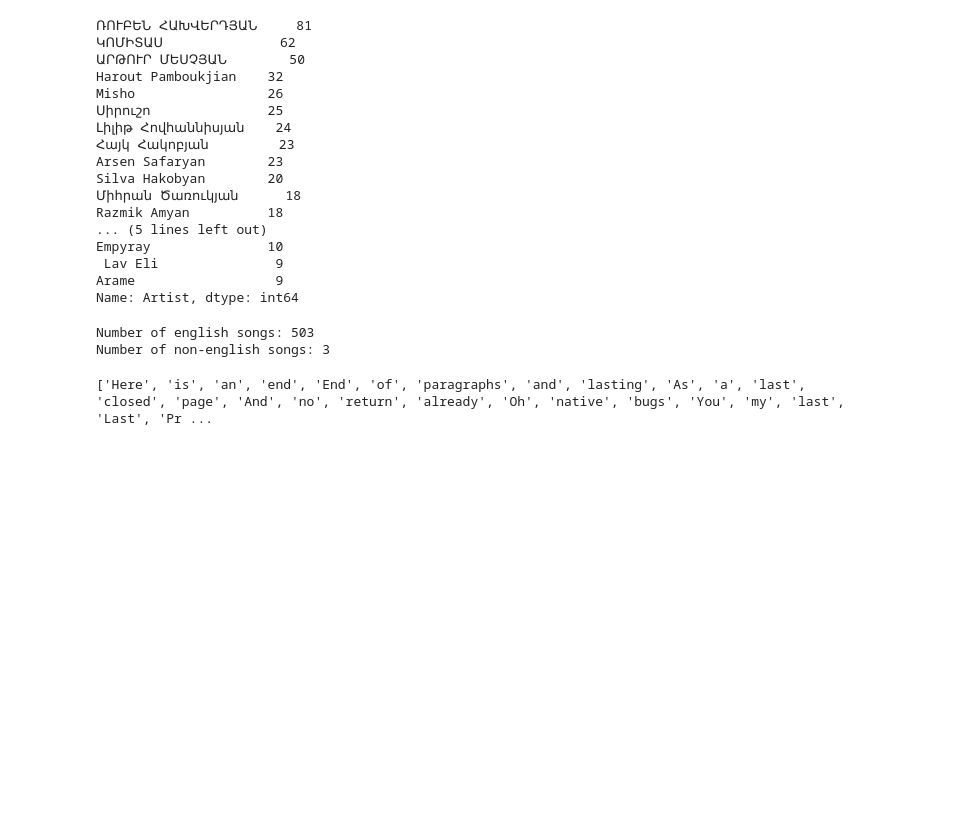
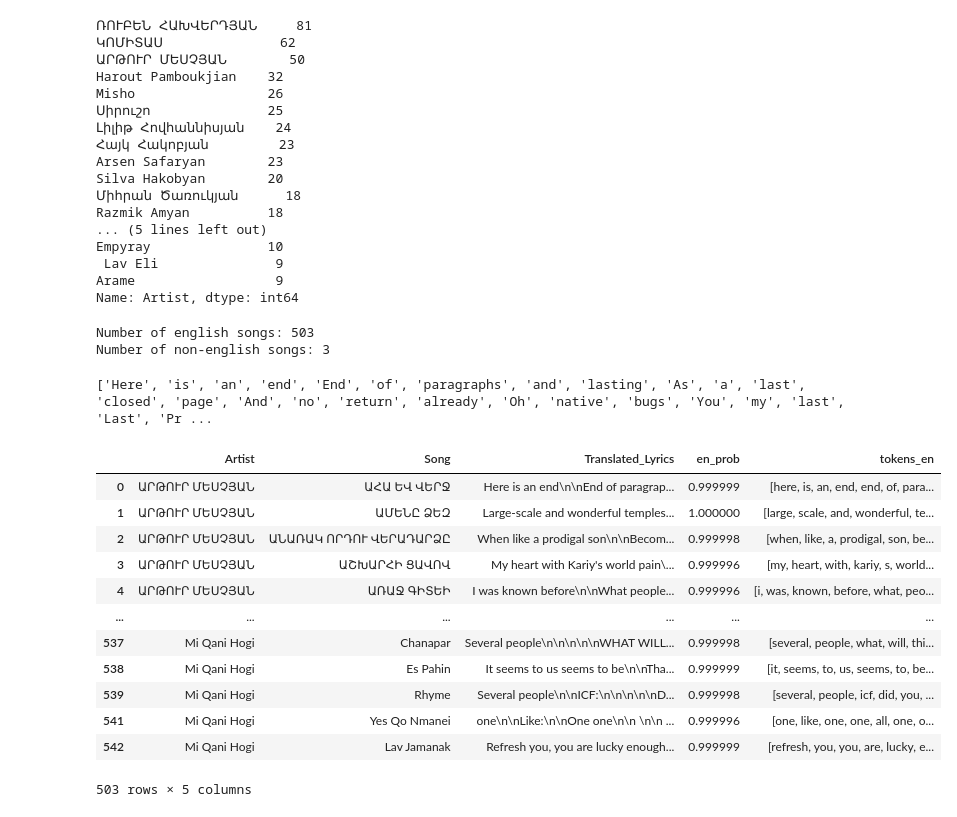
Before and after one commit to HranushS/Lyrics-to-singer-classification, a Jupyter notebook: Models/SVM classification_Model1.ipynb, the cells around one changed output. Saved outputs shown, nothing was run; the diff lists cells and outputs as text; code cells hidden in the pictures; blank space fills up the shorter version.

```diff
--- a/Models/SVM classification_Model1.ipynb
+++ b/Models/SVM classification_Model1.ipynb
@@ -90,7 +103,20 @@ df = df.loc[df['en_prob'] >= 0.5]
+# %%
+print(df['tokens_en'].iloc[0])
+# %% [output]
+['Here', 'is', 'an', 'end', 'End', 'of', 'paragraphs', 'and', 'lasting', 'As', 'a', 'last', 'closed', 'page', 'And', 'no', 'return', 'already', 'Oh', 'native', 'bugs', 'You', 'my', 'last', 'Last', 'Pr ...
 # %%
-tokenizer = nltk.tokenize.RegexpTokenizer(r'\w+')
-df['tokens'] = df['Translated_Lyrics'].map(tokenizer.tokenize)
-
-print(df['tokens'].iloc[0])
+sf.lowercase_column(df,'tokens_en')
 # %% [output]
+|  | Artist | Song | Translated_Lyrics | en_prob | tokens_en |
+| 0 | ԱՐԹՈՒՐ ՄԵՍՉՅԱՆ | ԱՀԱ ԵՎ ՎԵՐՋ | Here is an end\n\nEnd of paragrap... | 0.999999 | [here, is, an, end, end, of, para... |
+| 1 | ԱՐԹՈՒՐ ՄԵՍՉՅԱՆ | ԱՄԵՆԸ ՁԵԶ | Large-scale and wonderful temples... | 1.000000 | [large, scale, and, wonderful, te... |
+| 2 | ԱՐԹՈՒՐ ՄԵՍՉՅԱՆ | ԱՆԱՌԱԿ ՈՐԴՈՒ ՎԵՐԱԴԱՐՁԸ | When like a prodigal son\n\nBecom... | 0.999998 | [when, like, a, prodigal, son, be... |
+| 3 | ԱՐԹՈՒՐ ՄԵՍՉՅԱՆ | ԱՇԽԱՐՀԻ ՑԱՎՈՎ | My heart with Kariy's world pain\... | 0.999996 | [my, heart, with, kariy, s, world... |
+| 4 | ԱՐԹՈՒՐ ՄԵՍՉՅԱՆ | ԱՌԱՋ ԳԻՏԵԻ | I was known before\n\nWhat people... | 0.999996 | [i, was, known, before, what, peo... |
+| ... | ... | ... | ... | ... | ... |
+| 537 | Mi Qani Hogi | Chanapar | Several people\n\n\n\n\nWHAT WILL... | 0.999998 | [several, people, what, will, thi... |
+| 538 | Mi Qani Hogi | Es Pahin | It seems to us seems to be\n\nTha... | 0.999999 | [it, seems, to, us, seems, to, be... |
+| 539 | Mi Qani Hogi | Rhyme | Several people\n\nICF:\n\n\n\n\nD... | 0.999998 | [several, people, icf, did, you, ... |
+| 541 | Mi Qani Hogi | Yes Qo Nmanei | one\n\nLike:\n\nOne one\n\n \n\n ... | 0.999996 | [one, like, one, one, all, one, o... |
+| 542 | Mi Qani Hogi | Lav Jamanak | Refresh you, you are lucky enough... | 0.999999 | [refresh, you, you, are, lucky, e... |
-['Here', 'is', 'an', 'end', 'End', 'of', 'paragraphs', 'and', 'lasting', 'As', 'a', 'last', 'closed', 'page', 'And', 'no', 'return', 'already', 'Oh', 'native', 'bugs', 'You', 'my', 'last', 'Last', 'Pr ...
+503 rows × 5 columns
```
Also changed, not shown: parts of 17 cells of this notebook, 1 other file.
